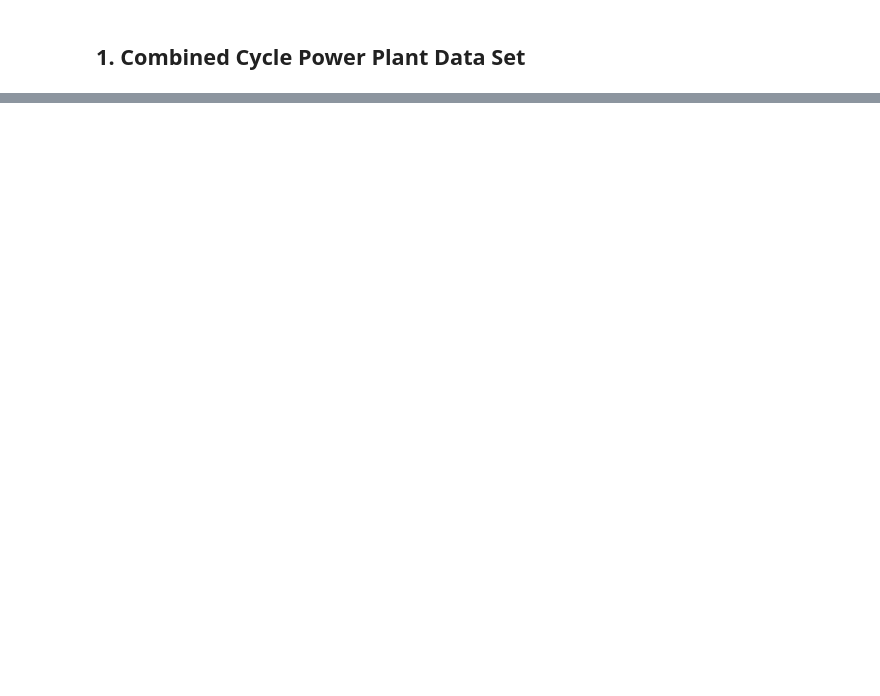
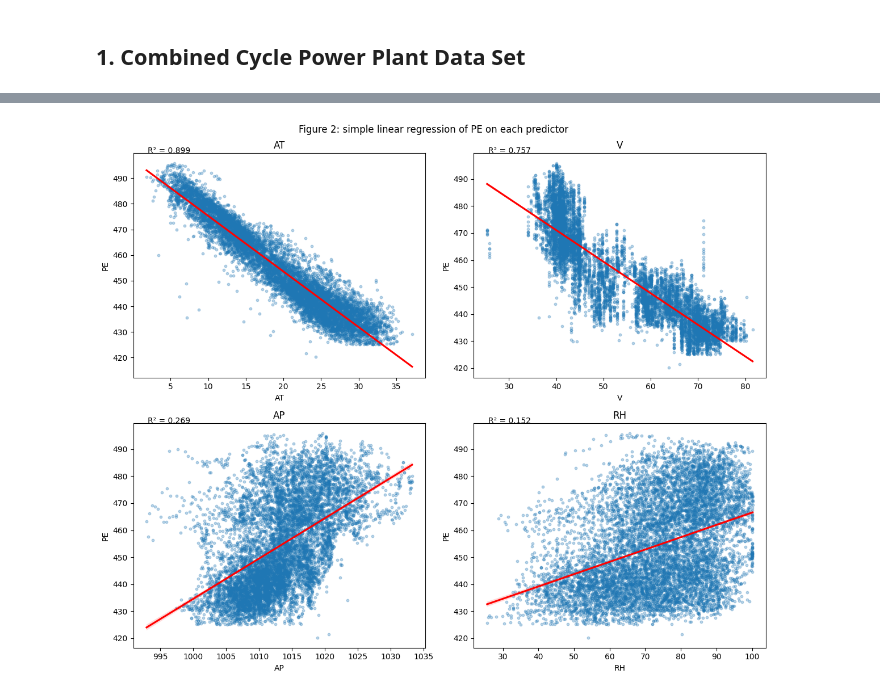
Before and after one commit to garciar8-port/dsci552-hw-2, a Jupyter notebook: Garcia_Rodrigo_HW2.ipynb, the cells around one changed output, grey strips where cells are left out. Drawn from its saved outputs; the diff is of its cells as text; code cells hidden in the pictures; blank space fills up the shorter version.

```diff
--- a/Garcia_Rodrigo_HW2.ipynb
+++ b/Garcia_Rodrigo_HW2.ipynb
@@ -290,0 +158,26 @@ Fit PE on all four predictors together. Each coefficient now accounts for the ot
+# %%
+#simple model plots
+
+fig, axes = plt.subplots(2, 2, figsize=(12, 10))
+axes = axes.flatten()
+fig.suptitle("Figure 2: simple linear regression of PE on each predictor")
+
+for predictor, ax in zip(predictors, axes):
+    sns.regplot(
+        x=predictor,
+        y=response,
+        data=df,
+        ax=ax,
+        scatter_kws={"s": 10, "alpha": 0.3},
+        line_kws={"color": "red"}
+    )
+
+    ax.set_xlabel(predictor)
+    ax.set_ylabel(response)
+    ax.set_title(f"{predictor}")
+    ax.text(0.05, 1.0, f"R² = {linear_models[predictor].rsquared:.3f}", transform=ax.transAxes)
+
+fig.tight_layout()
+plt.show()
+# %% [output]
+[figure, added]
```
Also changed, not shown: parts of 101 cells of this notebook, 2 other files.
